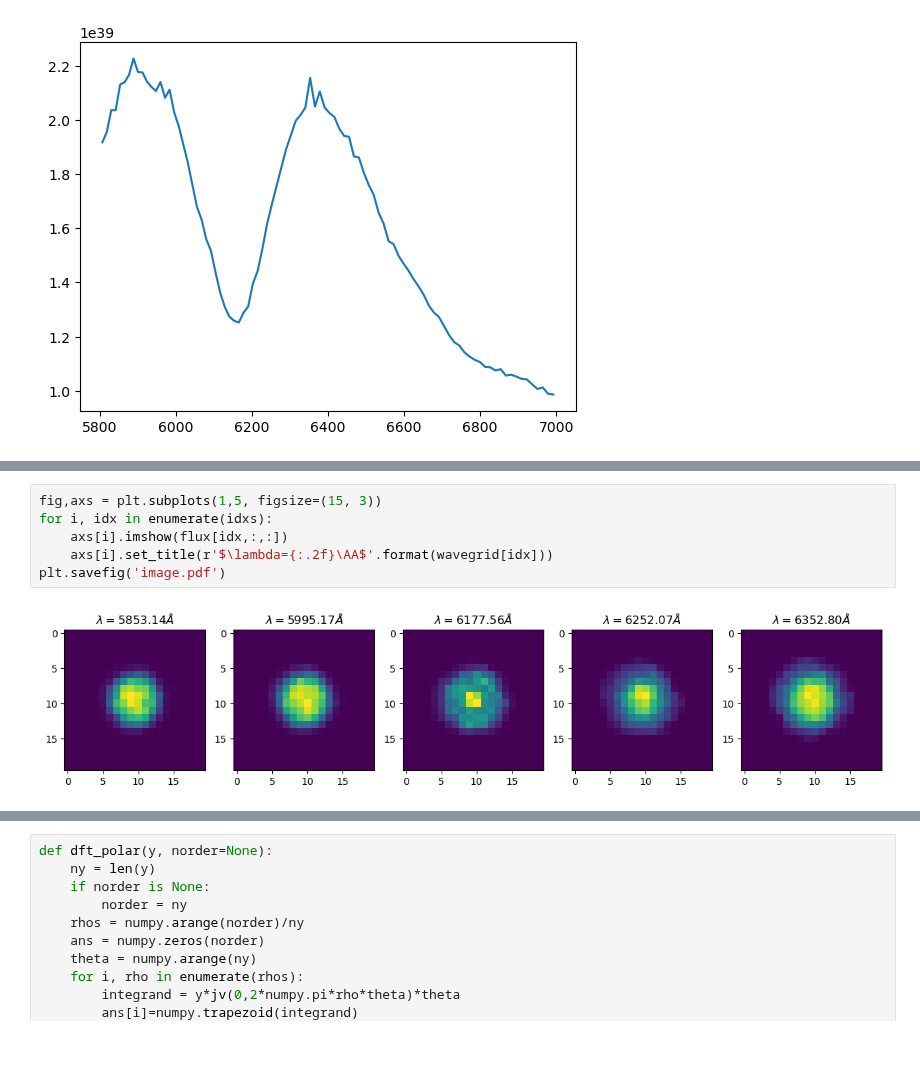
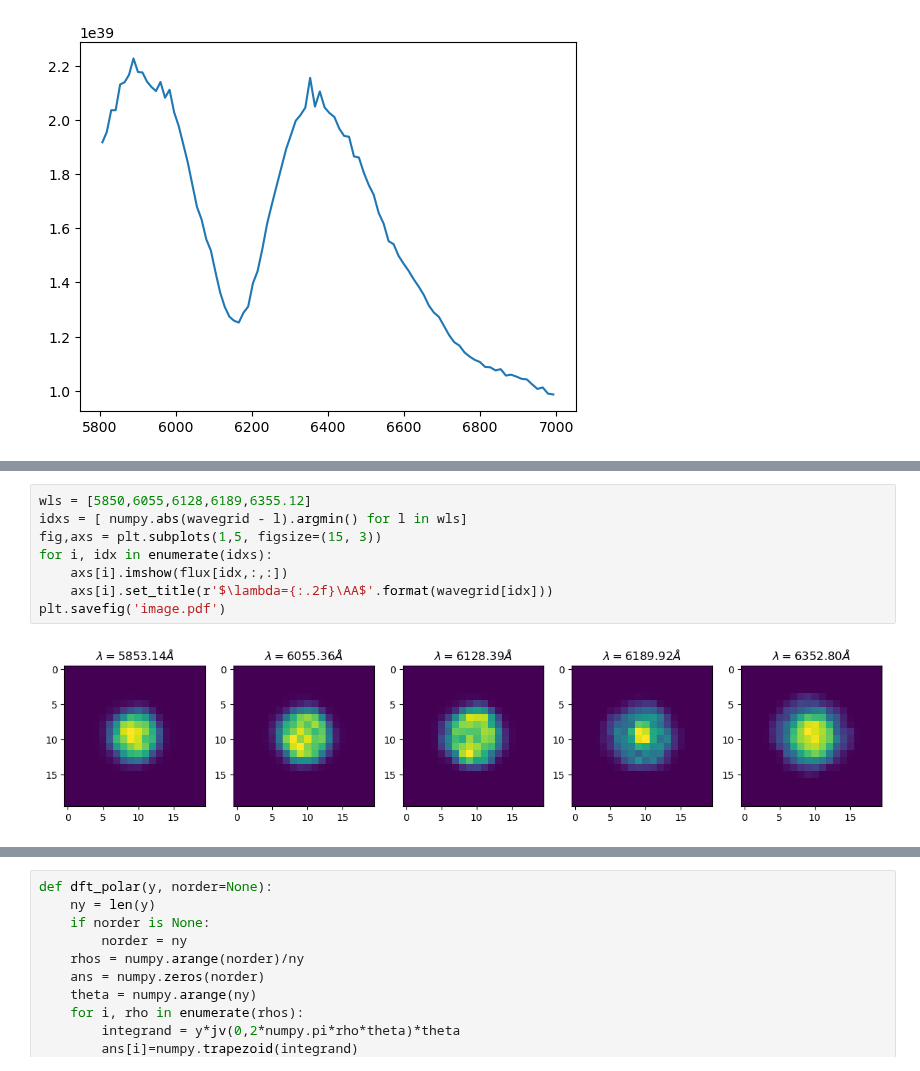
Before and after one commit to AlexGKim/II, a Jupyter notebook: sedona.ipynb, the cells around one changed output, grey strips where cells are left out. Cells and saved outputs as stored; diff of their text form.

```diff
--- a/sedona.ipynb
+++ b/sedona.ipynb
@@ -21,10 +20,12 @@ print(idxs)
 # %% [output]
 [np.int64(89), np.int64(77), np.int64(62), np.int64(56), np.int64(48)]
 # %%
+wls = [5850,6055,6128,6189,6355.12]
+idxs = [ numpy.abs(wavegrid - l).argmin() for l in wls]
 fig,axs = plt.subplots(1,5, figsize=(15, 3))
 for i, idx in enumerate(idxs):
     axs[i].imshow(flux[idx,:,:])
     axs[i].set_title(r'$\lambda={:.2f}\AA$'.format(wavegrid[idx]))
 plt.savefig('image.pdf')
 # %% [output]
-[figure, old version]
+[figure, new version]
```
Also changed, not shown: parts of 3 cells of this notebook, 1 other file.
